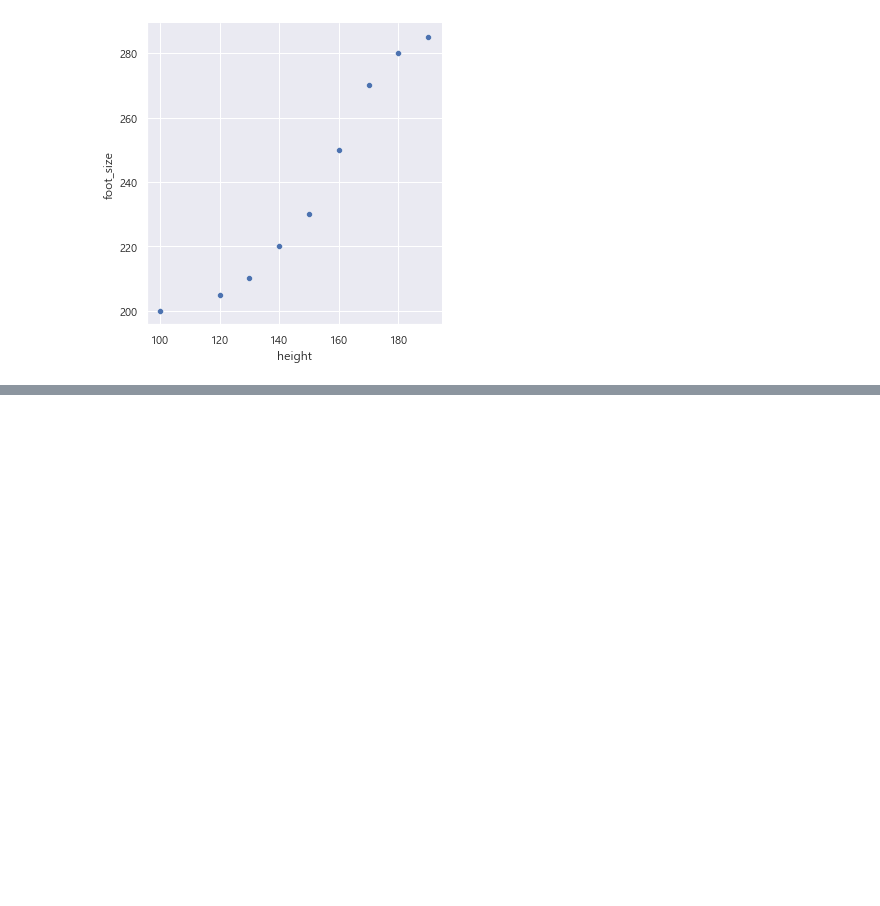
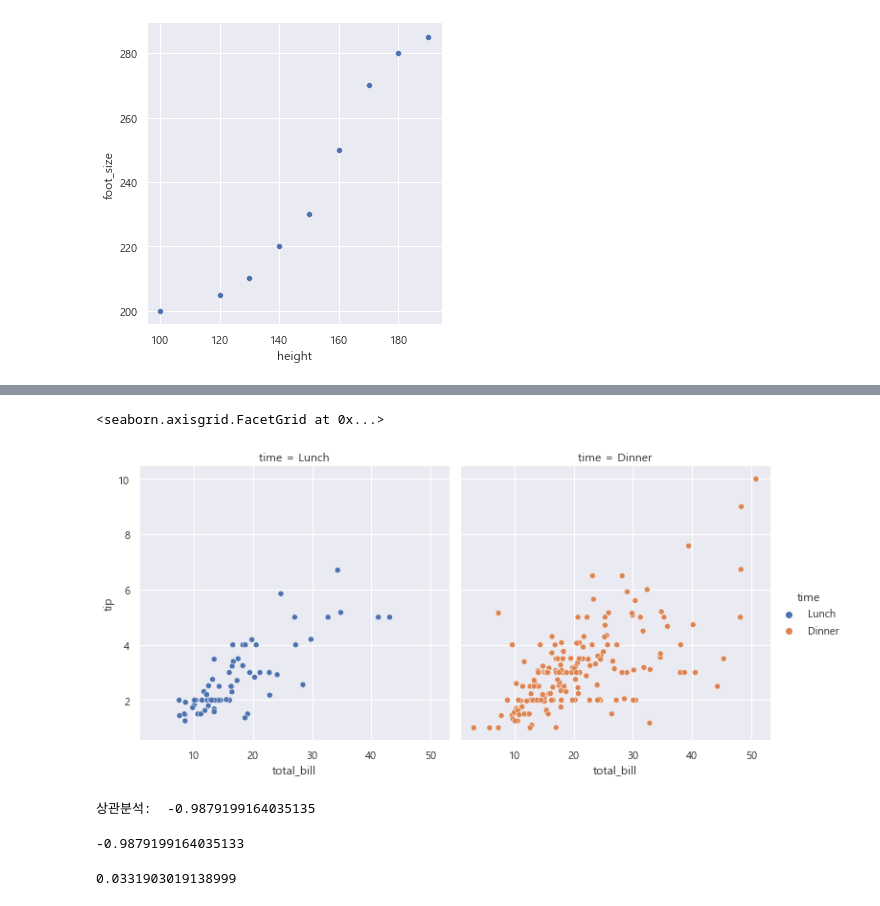
Before and after one commit to jinnnii/bigdata_visualzation_project, a Jupyter notebook: visual/pt05_corr_상관관ㄱㅖ.ipynb, the cells around one changed output, grey strips where cells are left out. Drawn from its saved outputs; the diff is of its cells as text; code cells hidden in the pictures; blank space fills up the shorter version.

```diff
--- a/visual/pt05_corr_상관관ㄱㅖ.ipynb
+++ b/visual/pt05_corr_상관관ㄱㅖ.ipynb
@@ -55,0 +67,5 @@ print(df.height.corr(df.foot_size))
+# %%
+sns.relplot(x='total_bill', y='tip', col='time',data=tips, hue='time')
+# %% [output]
+<seaborn.axisgrid.FacetGrid at 0x...>
+[figure, added]
@@ -55,0 +95,14 @@ print(df.height.corr(df.foot_size))
+# %%
+print('상관분석: ', correlation(h,t))
+# %% [output]
+상관분석:  -0.9879199164035135
+# %%
+df1= pd.DataFrame({'h':h, 't':t})
+print(df1.h.corr(df1.t))
+# %% [output]
+-0.9879199164035133
+# %%
+df2=pd.DataFrame({'x':random_x,'y':random_y})
+print(df2.x.corr(df2.y))
+# %% [output]
+0.0331903019138999
```
Also changed, not shown: parts of 24 cells of this notebook, 3 other files.
